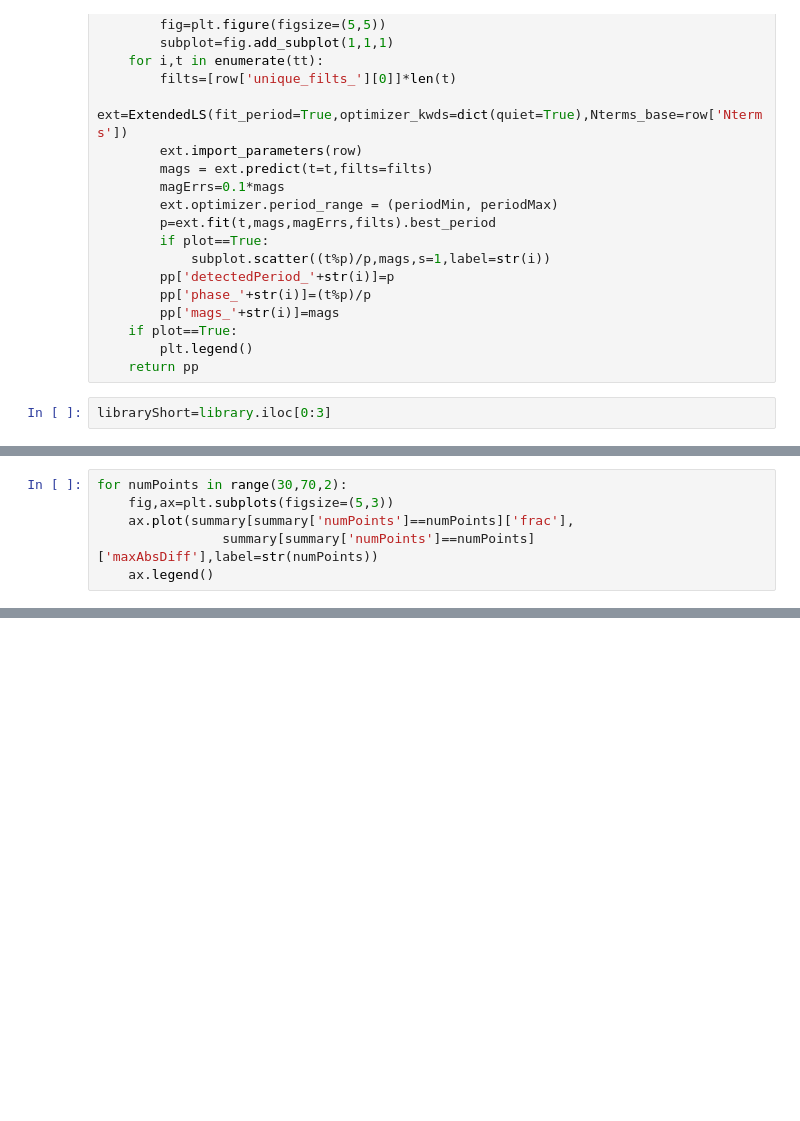
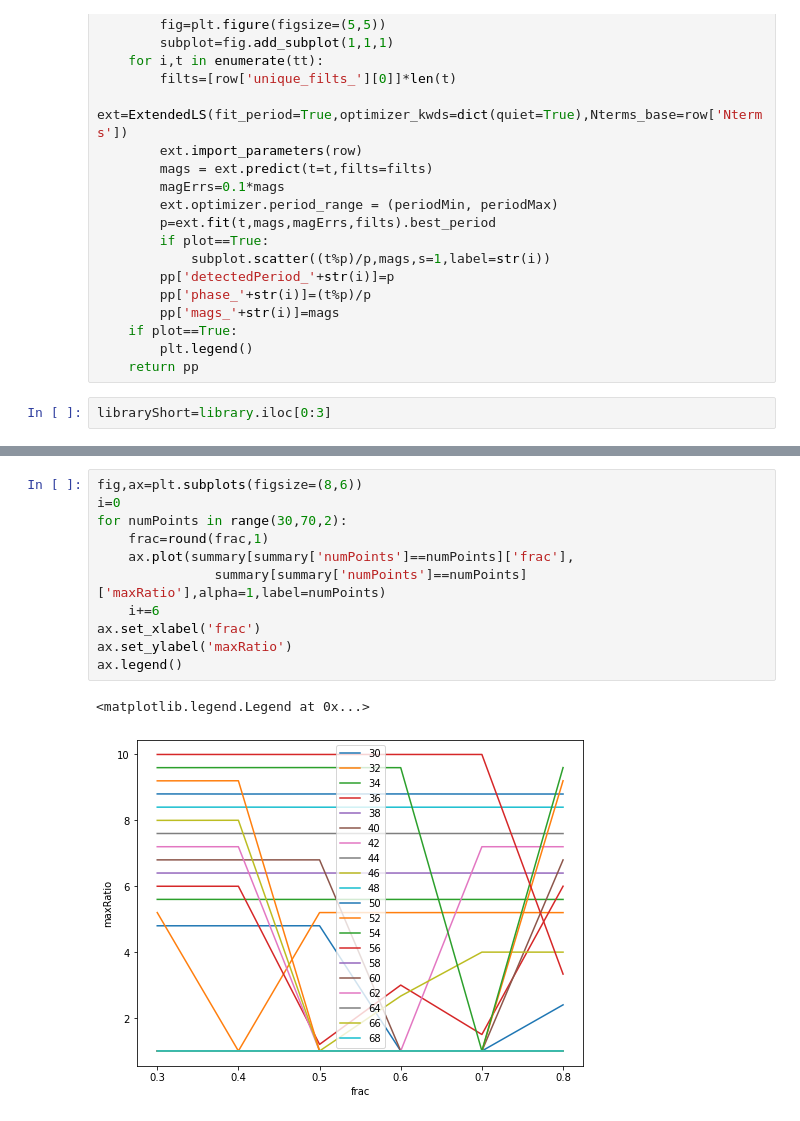
Before and after one commit to ShrRa/periodRecoveryMetric, a Jupyter notebook: InvestigatePhaseGapLocation.ipynb, the cells around one changed output, grey strips where cells are left out. Saved outputs shown, nothing was run; the diff lists cells and outputs as text; blank space fills up the shorter version.

```diff
--- a/InvestigatePhaseGapLocation.ipynb
+++ b/InvestigatePhaseGapLocation.ipynb
@@ -146,6 +120,0 @@ ax.scatter(outputs[40][frac].iloc[0]['phase_4'],outputs[40][frac].iloc[0]['mags_
-# %%
-for numPoints in range(30,70,2):
-    fig,ax=plt.subplots(figsize=(5,3))
-    ax.plot(summary[summary['numPoints']==numPoints]['frac'],
-                summary[summary['numPoints']==numPoints]['maxAbsDiff'],label=str(numPoints))
-    ax.legend()
@@ -180,3 +151,17 @@ outputs[0.6]
+# %%
+fig,ax=plt.subplots(figsize=(8,6))
+i=0
+for numPoints in range(30,70,2):
+    frac=round(frac,1)
+    ax.plot(summary[summary['numPoints']==numPoints]['frac'],
+               summary[summary['numPoints']==numPoints]['maxRatio'],alpha=1,label=numPoints)
+    i+=6
+ax.set_xlabel('frac')
+ax.set_ylabel('maxRatio')
+ax.legend()
+# %% [output]
+<matplotlib.legend.Legend at 0x...>
+[figure, added]
 # %%
 import ipywidgets as widgets
 widgets.IntSlider(
```
Also changed, not shown: parts of 15 cells of this notebook.
